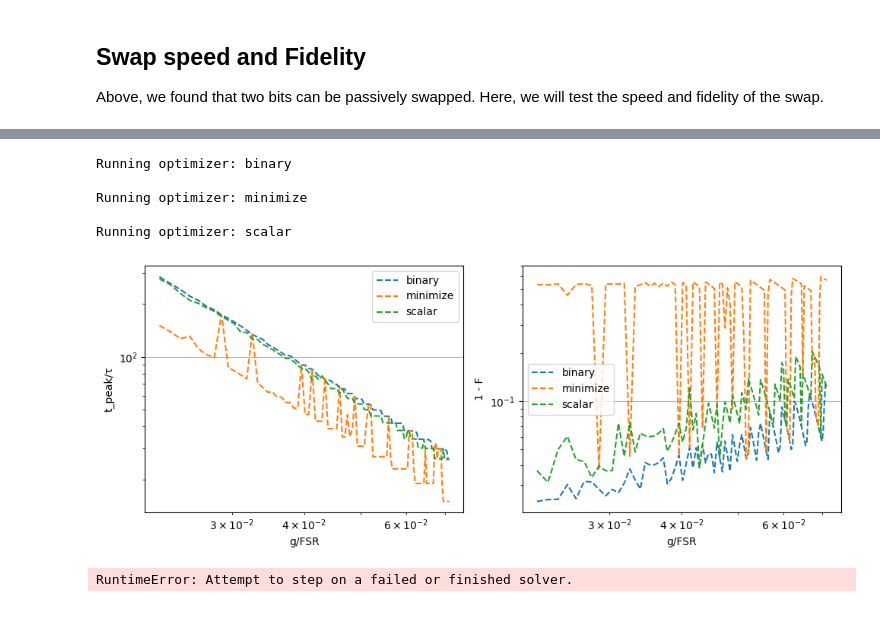
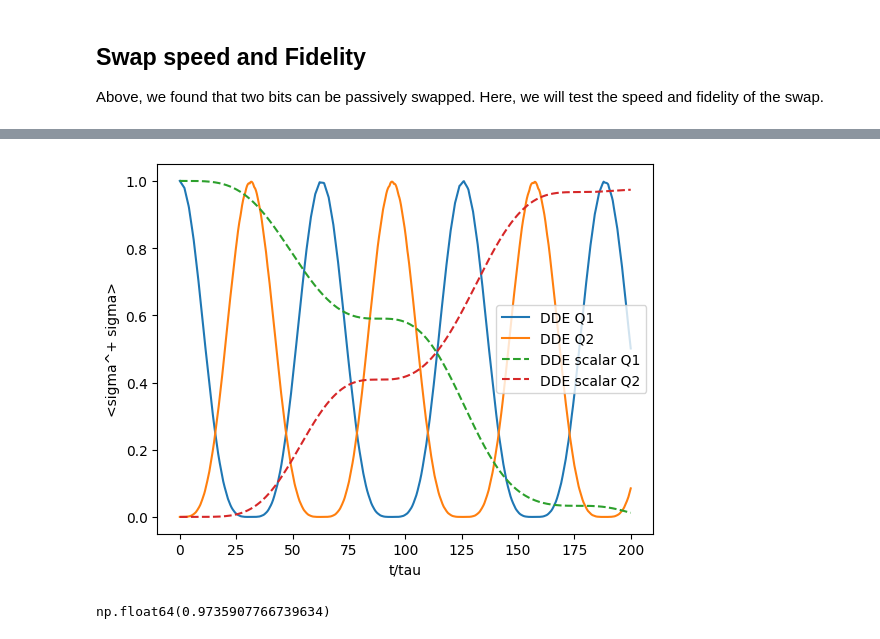
Before and after one commit to Taitoos2/non_markovian_qubit_swap, a Jupyter notebook: Idea_3.ipynb, the cells around one changed output, grey strips where cells are left out. Saved outputs shown, nothing was run; the diff lists cells and outputs as text; code cells hidden in the pictures.

Commit message:
add the test for stirap

```diff
--- a/Idea_3.ipynb
+++ b/Idea_3.ipynb
@@ -114,22 +87,7 @@ Running optimizer: scalar
-# %%
-from expt_sets import expt_004_opti_compare
-import numpy as np
-
-gamma_list = np.linspace(0.01, 0.1, 100)
-expt_004_opti_compare(
-    Delta=0.5,
-    gamma_list=gamma_list,
-)
-# %% [output]
-Running optimizer: binary
-
-Running optimizer: minimize
-
-Running optimizer: scalar
-[figure, removed]
 # %%
-from expt_sets import expt_006_test
+from expt_sets import expt_006_stirap
 
-expt_006_test(T=100.0, gamma=0.01, dt_max=0.01, phi=0)
+expt_006_stirap(T=200.0, gamma=0.01, dt_max=0.01, phi=0)
 # %% [output]
+[figure, added]
-RuntimeError: Attempt to step on a failed or finished solver.
+np.float64(0.9735907766739634)
```
Also changed, not shown: parts of 7 cells of this notebook, 1 other file.
